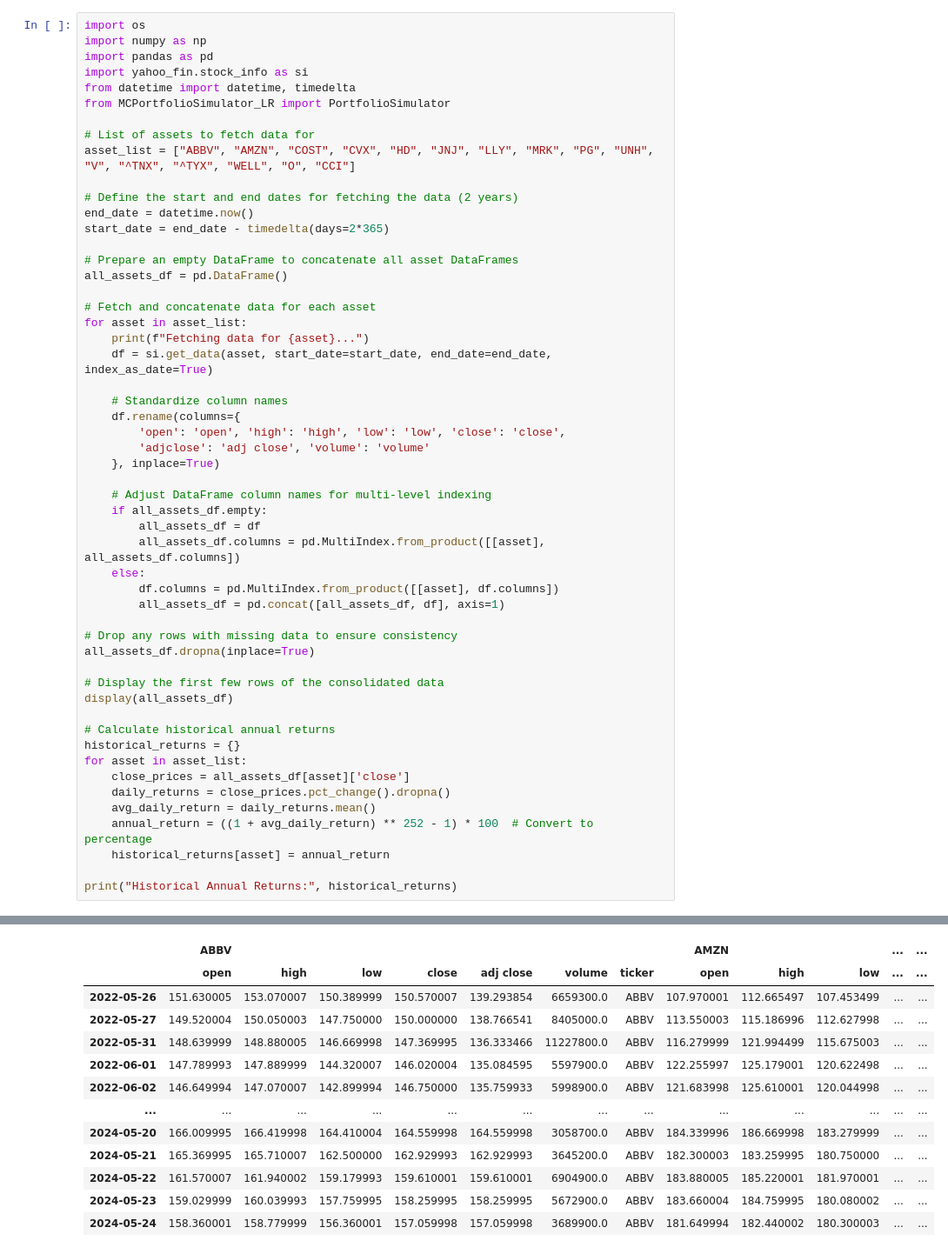
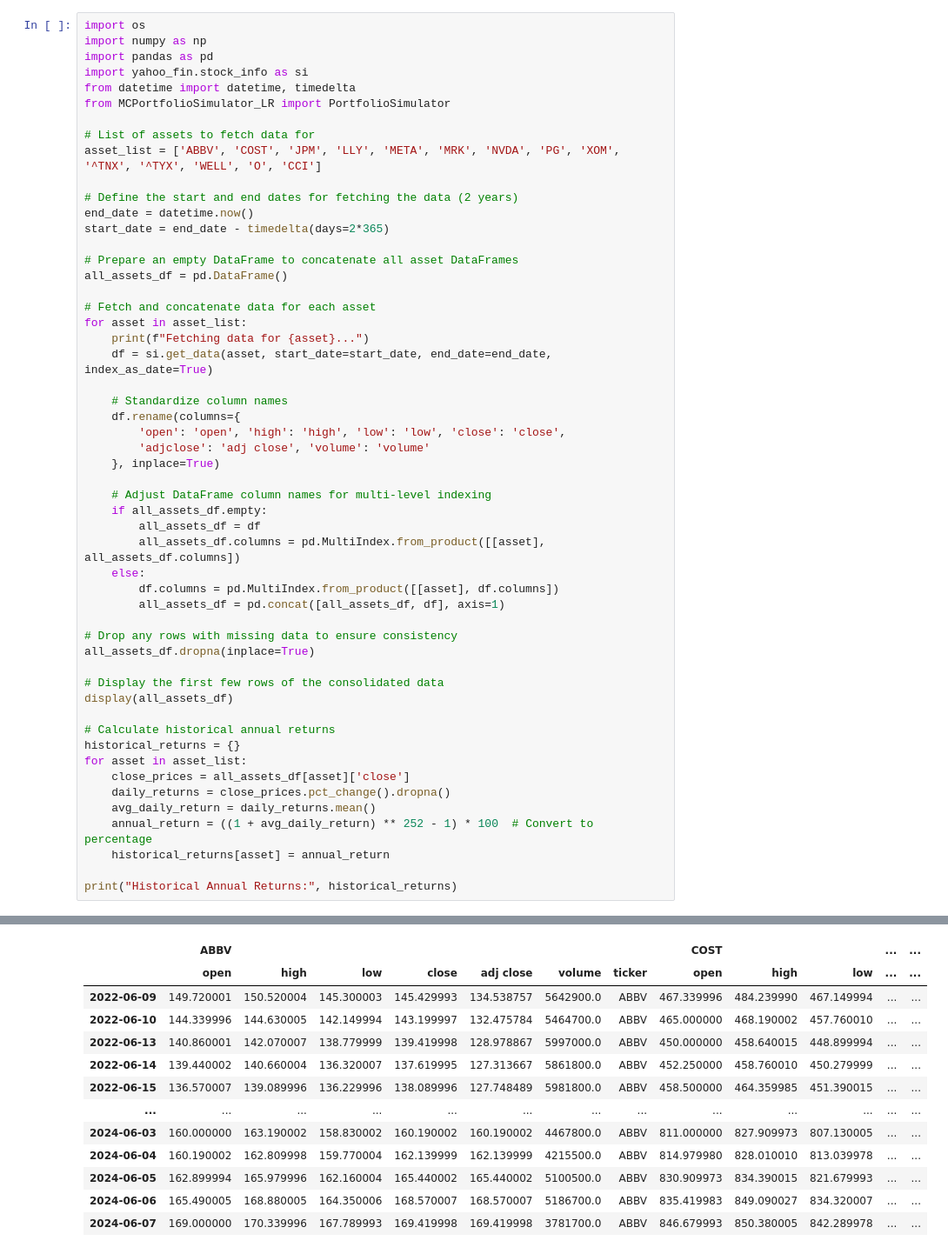
Before and after one commit to kahbelank/Investment-Chatbot, a Jupyter notebook: Monte Carlo Simulation/MonteC_Portfolio.ipynb, the cells around one changed output, grey strips where cells are left out. Shown at 87% size. Drawn from its saved outputs; the diff is of its cells as text.

```diff
--- a/Monte Carlo Simulation/MonteC_Portfolio.ipynb
+++ b/Monte Carlo Simulation/MonteC_Portfolio.ipynb
@@ -7,7 +402,7 @@ from datetime import datetime, timedelta
 from MCPortfolioSimulator_LR import PortfolioSimulator
 
 # List of assets to fetch data for
-asset_list = ["ABBV", "AMZN", "COST", "CVX", "HD", "JNJ", "LLY", "MRK", "PG", "UNH", "V", "^TNX", "^TYX", "WELL", "O", "CCI"]
+asset_list = ['ABBV', 'COST', 'JPM', 'LLY', 'META', 'MRK', 'NVDA', 'PG', 'XOM', '^TNX', '^TYX', 'WELL', 'O', 'CCI']
 
 # Define the start and end dates for fetching the data (2 years)
 end_date = datetime.now()
@@ -66,18 +459,18 @@ Fetching data for V...
 Fetching data for ^TNX...
 Fetching data for ^TYX...
 Fetching data for WELL...
 Fetching data for O...
 Fetching data for CCI...
-|  | ABBV |  |  |  |  |  |  | AMZN |  |  | ... | ... |
+|  | ABBV |  |  |  |  |  |  | COST |  |  | ... | ... |
 |  | open | high | low | close | adj close | volume | ticker | open | high | low | ... | ... |
-| 2022-05-26 | 151.630005 | 153.070007 | 150.389999 | 150.570007 | 139.293854 | 6659300.0 | ABBV | 107.970001 | 112.665497 | 107.453499 | ... | ... |
-| 2022-05-27 | 149.520004 | 150.050003 | 147.750000 | 150.000000 | 138.766541 | 8405000.0 | ABBV | 113.550003 | 115.186996 | 112.627998 | ... | ... |
-| 2022-05-31 | 148.639999 | 148.880005 | 146.669998 | 147.369995 | 136.333466 | 11227800.0 | ABBV | 116.279999 | 121.994499 | 115.675003 | ... | ... |
-| 2022-06-01 | 147.789993 | 147.889999 | 144.320007 | 146.020004 | 135.084595 | 5597900.0 | ABBV | 122.255997 | 125.179001 | 120.622498 | ... | ... |
-| 2022-06-02 | 146.649994 | 147.070007 | 142.899994 | 146.750000 | 135.759933 | 5998900.0 | ABBV | 121.683998 | 125.610001 | 120.044998 | ... | ... |
+| 2022-06-09 | 149.720001 | 150.520004 | 145.300003 | 145.429993 | 134.538757 | 5642900.0 | ABBV | 467.339996 | 484.239990 | 467.149994 | ... | ... |
+| 2022-06-10 | 144.339996 | 144.630005 | 142.149994 | 143.199997 | 132.475784 | 5464700.0 | ABBV | 465.000000 | 468.190002 | 457.760010 | ... | ... |
+| 2022-06-13 | 140.860001 | 142.070007 | 138.779999 | 139.419998 | 128.978867 | 5997000.0 | ABBV | 450.000000 | 458.640015 | 448.899994 | ... | ... |
+| 2022-06-14 | 139.440002 | 140.660004 | 136.320007 | 137.619995 | 127.313667 | 5861800.0 | ABBV | 452.250000 | 458.760010 | 450.279999 | ... | ... |
+| 2022-06-15 | 136.570007 | 139.089996 | 136.229996 | 138.089996 | 127.748489 | 5981800.0 | ABBV | 458.500000 | 464.359985 | 451.390015 | ... | ... |
 | ... | ... | ... | ... | ... | ... | ... | ... | ... | ... | ... | ... | ... |
-| 2024-05-20 | 166.009995 | 166.419998 | 164.410004 | 164.559998 | 164.559998 | 3058700.0 | ABBV | 184.339996 | 186.669998 | 183.279999 | ... | ... |
-| 2024-05-21 | 165.369995 | 165.710007 | 162.500000 | 162.929993 | 162.929993 | 3645200.0 | ABBV | 182.300003 | 183.259995 | 180.750000 | ... | ... |
-| 2024-05-22 | 161.570007 | 161.940002 | 159.179993 | 159.610001 | 159.610001 | 6904900.0 | ABBV | 183.880005 | 185.220001 | 181.970001 | ... | ... |
-| 2024-05-23 | 159.029999 | 160.039993 | 157.759995 | 158.259995 | 158.259995 | 5672900.0 | ABBV | 183.660004 | 184.759995 | 180.080002 | ... | ... |
-| 2024-05-24 | 158.360001 | 158.779999 | 156.360001 | 157.059998 | 157.059998 | 3689900.0 | ABBV | 181.649994 | 182.440002 | 180.300003 | ... | ... |
+| 2024-06-03 | 160.000000 | 163.190002 | 158.830002 | 160.190002 | 160.190002 | 4467800.0 | ABBV | 811.000000 | 827.909973 | 807.130005 | ... | ... |
+| 2024-06-04 | 160.190002 | 162.809998 | 159.770004 | 162.139999 | 162.139999 | 4215500.0 | ABBV | 814.979980 | 828.010010 | 813.039978 | ... | ... |
+| 2024-06-05 | 162.899994 | 165.979996 | 162.160004 | 165.440002 | 165.440002 | 5100500.0 | ABBV | 830.909973 | 834.390015 | 821.679993 | ... | ... |
+| 2024-06-06 | 165.490005 | 168.880005 | 164.350006 | 168.570007 | 168.570007 | 5186700.0 | ABBV | 835.419983 | 849.090027 | 834.320007 | ... | ... |
+| 2024-06-07 | 169.000000 | 170.339996 | 167.789993 | 169.419998 | 169.419998 | 3781700.0 | ABBV | 846.679993 | 850.380005 | 842.289978 | ... | ... |
```
Also changed, not shown: parts of 16 cells of this notebook.
